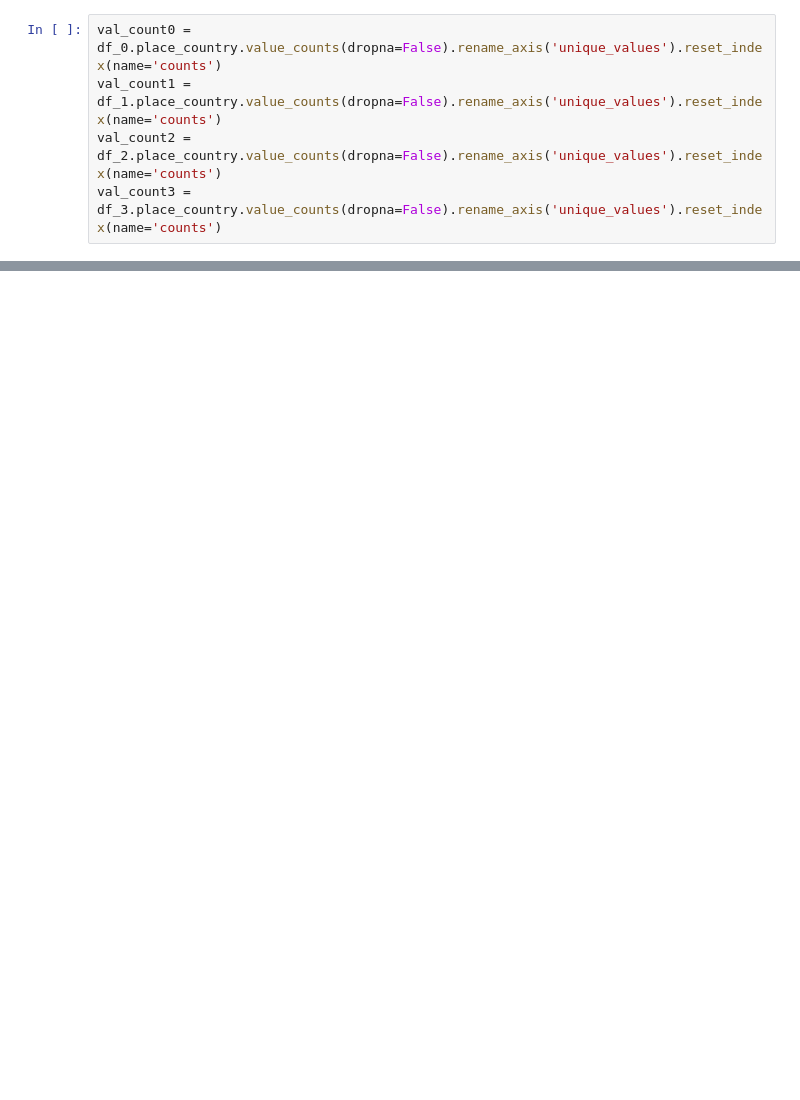
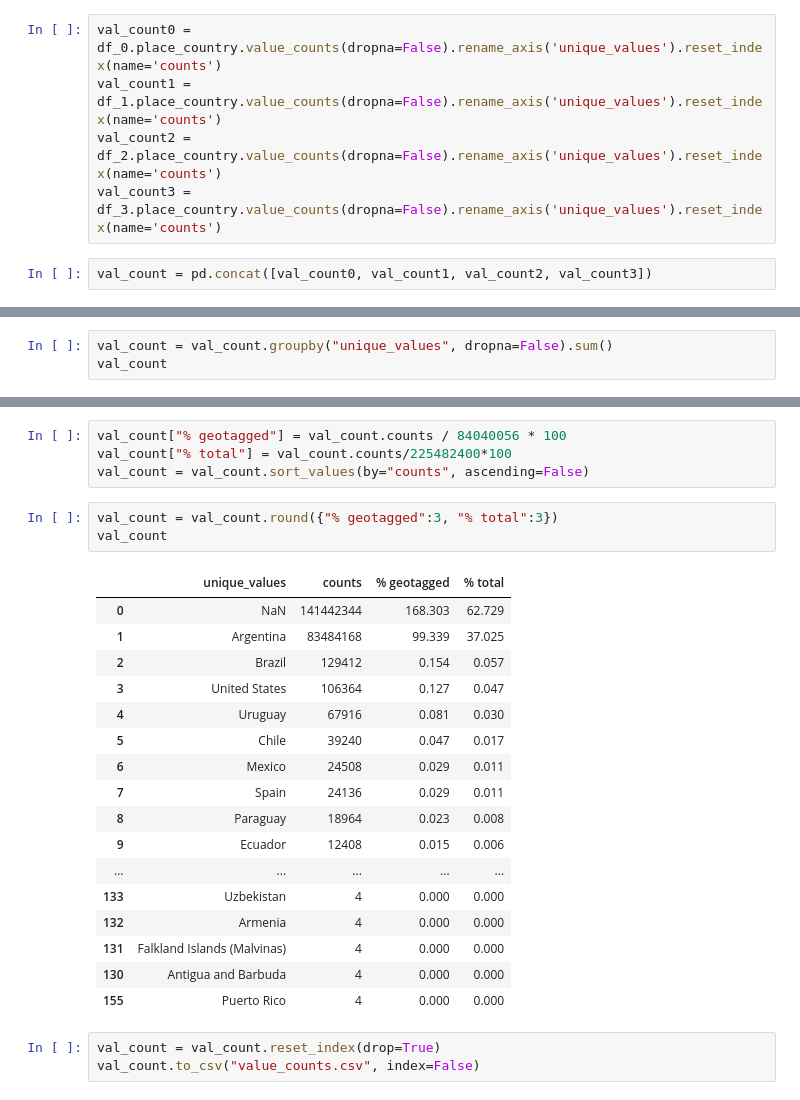
Before and after one commit to elizaveta-abel/MT5599-AWS, a Jupyter notebook: time_series/processing_tweets/interim_report.ipynb, the cells around one changed output, grey strips where cells are left out. Drawn from its saved outputs; the diff is of its cells as text; blank space fills up the shorter version.

```diff
--- a/time_series/processing_tweets/interim_report.ipynb
+++ b/time_series/processing_tweets/interim_report.ipynb
@@ -300,3 +228,5 @@ val_count0 = df_0.place_country.value_counts(dropna=False).rename_axis('unique_v
 val_count1 = df_1.place_country.value_counts(dropna=False).rename_axis('unique_values').reset_index(name='counts')
 val_count2 = df_2.place_country.value_counts(dropna=False).rename_axis('unique_values').reset_index(name='counts')
 val_count3 = df_3.place_country.value_counts(dropna=False).rename_axis('unique_values').reset_index(name='counts')
+# %%
+val_count = pd.concat([val_count0, val_count1, val_count2, val_count3])
@@ -302,0 +282,3 @@ val_count3 = df_3.place_country.value_counts(dropna=False).rename_axis('unique_v
+# %%
+val_count = val_count.groupby("unique_values", dropna=False).sum()
+val_count
@@ -302,0 +314,28 @@ val_count3 = df_3.place_country.value_counts(dropna=False).rename_axis('unique_v
+# %%
+val_count["% geotagged"] = val_count.counts / 84040056 * 100
+val_count["% total"] = val_count.counts/225482400*100
+val_count = val_count.sort_values(by="counts", ascending=False)
+# %%
+val_count = val_count.round({"% geotagged":3, "% total":3})
+val_count
+# %% [output]
+|  | unique_values | counts | % geotagged | % total |
+| 0 | NaN | 141442344 | 168.303 | 62.729 |
+| 1 | Argentina | 83484168 | 99.339 | 37.025 |
+| 2 | Brazil | 129412 | 0.154 | 0.057 |
+| 3 | United States | 106364 | 0.127 | 0.047 |
+| 4 | Uruguay | 67916 | 0.081 | 0.030 |
+| 5 | Chile | 39240 | 0.047 | 0.017 |
+| 6 | Mexico | 24508 | 0.029 | 0.011 |
+| 7 | Spain | 24136 | 0.029 | 0.011 |
+| 8 | Paraguay | 18964 | 0.023 | 0.008 |
+| 9 | Ecuador | 12408 | 0.015 | 0.006 |
+| ... | ... | ... | ... | ... |
+| 133 | Uzbekistan | 4 | 0.000 | 0.000 |
+| 132 | Armenia | 4 | 0.000 | 0.000 |
+| 131 | Falkland Islands (Malvinas) | 4 | 0.000 | 0.000 |
+| 130 | Antigua and Barbuda | 4 | 0.000 | 0.000 |
+| 155 | Puerto Rico | 4 | 0.000 | 0.000 |
+# %%
+val_count = val_count.reset_index(drop=True)
+val_count.to_csv("value_counts.csv", index=False)
```
Also changed, not shown: parts of 10 cells of this notebook, 4 other files.
